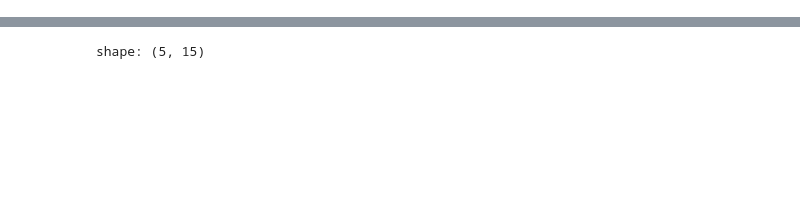
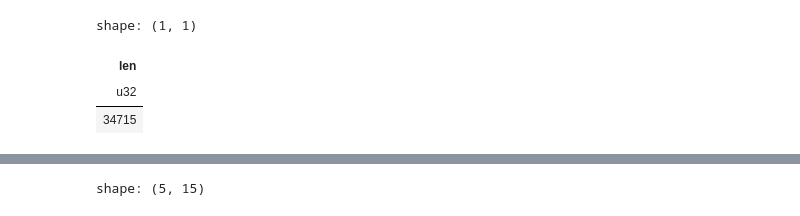
Before and after one commit to daniel-satria/fds_bvic, a Jupyter notebook: ibmb_script/tf_online/tf_online_50mio/test_hist.ipynb, the cells around one changed output, grey strips where cells are left out. Cells and saved outputs as stored; diff of their text form; code cells hidden in the pictures; blank space fills up the shorter version.

```diff
--- a/ibmb_script/tf_online/tf_online_50mio/test_hist.ipynb
+++ b/ibmb_script/tf_online/tf_online_50mio/test_hist.ipynb
@@ -13,3 +13,10 @@ if os.path.exists(path):
     # print(df.head(10))
 else:
     print("File not found:", path)
+# %%
+df.select(pl.len()).collect()
+# %% [output]
+shape: (1, 1)
+| len |
+| u32 |
+| 34715 |
```
Also changed, not shown: parts of 3 cells of this notebook, 16 other files.
